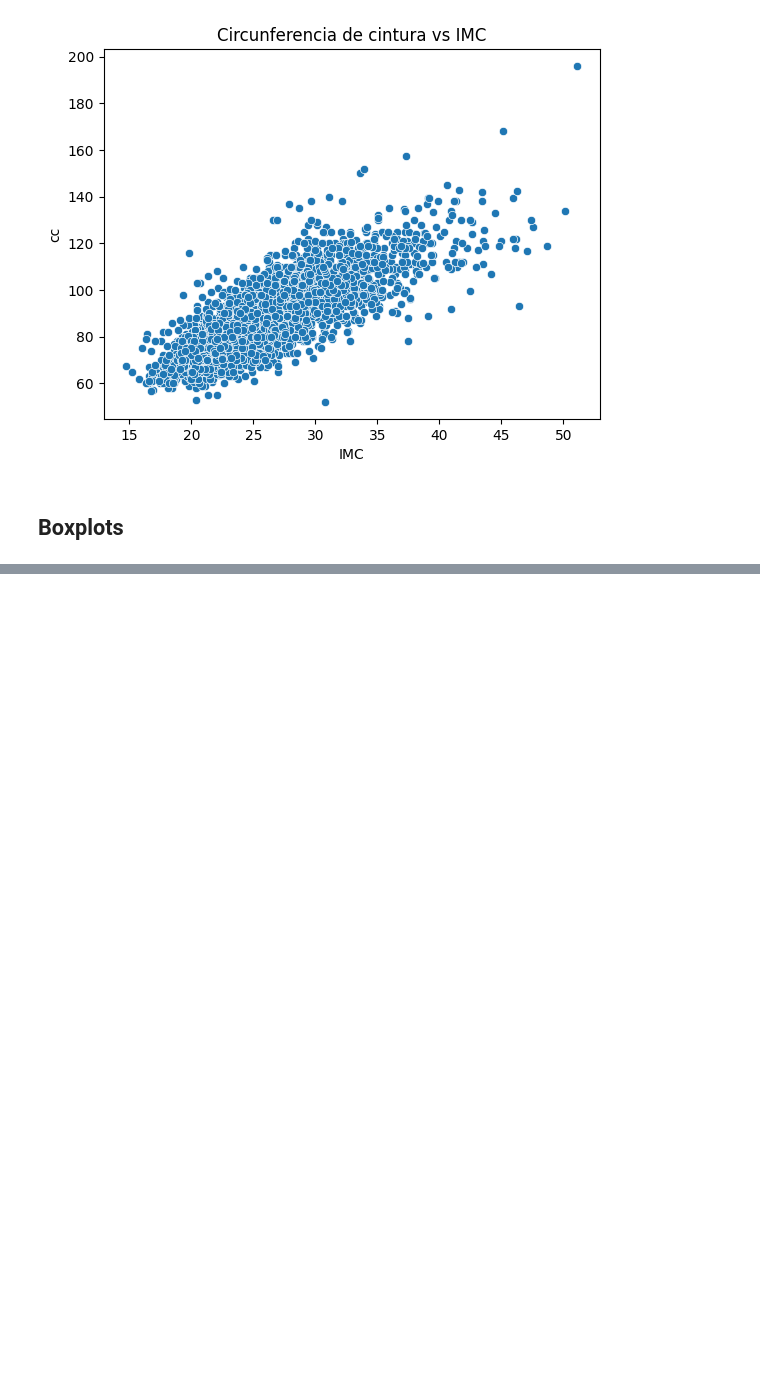
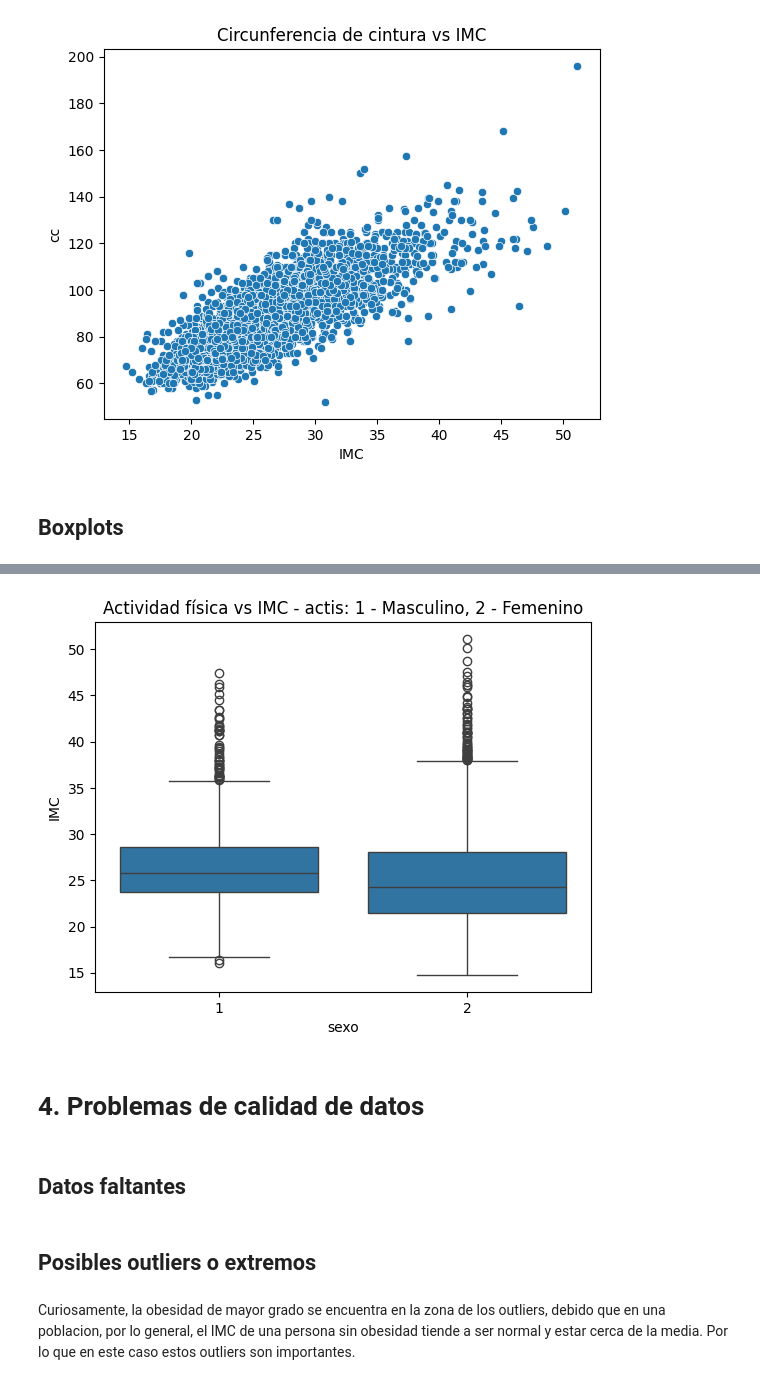
Before and after one commit to cabreonictor/Ciencia-de-Datos-y-Optimizacion-de-Modelos, a Jupyter notebook: notebook/Proyecto_Ciencia_de_Datos_y_Optimización_de_Modelos.ipynb, the cells around one changed output, grey strips where cells are left out. Cells and saved outputs as stored; diff of their text form; code cells hidden in the pictures; blank space fills up the shorter version.

```diff
--- a/notebook/Proyecto_Ciencia_de_Datos_y_Optimización_de_Modelos.ipynb
+++ b/notebook/Proyecto_Ciencia_de_Datos_y_Optimización_de_Modelos.ipynb
@@ -258,0 +270,14 @@ plt.show()
+# %%
+sns.boxplot(x='sexo', y='IMC', data=df)
+plt.title("Actividad física vs IMC - actis: 1 - Masculino, 2 - Femenino")
+plt.show()
+# %% [output]
+[figure, added]
+# %% [markdown]
+# **4. Problemas de calidad de datos**
+# %% [markdown]
+## Datos faltantes
+# %% [markdown]
+## Posibles outliers o extremos
+# %% [markdown]
+Curiosamente, la obesidad de mayor grado se encuentra en la zona de los outliers, debido que en una poblacion, por lo general, el IMC de una persona sin obesidad tiende a ser normal y estar cerca de la media. Por lo que en este caso estos outliers son importantes.
```
Also changed, not shown: parts of 3 cells of this notebook.
